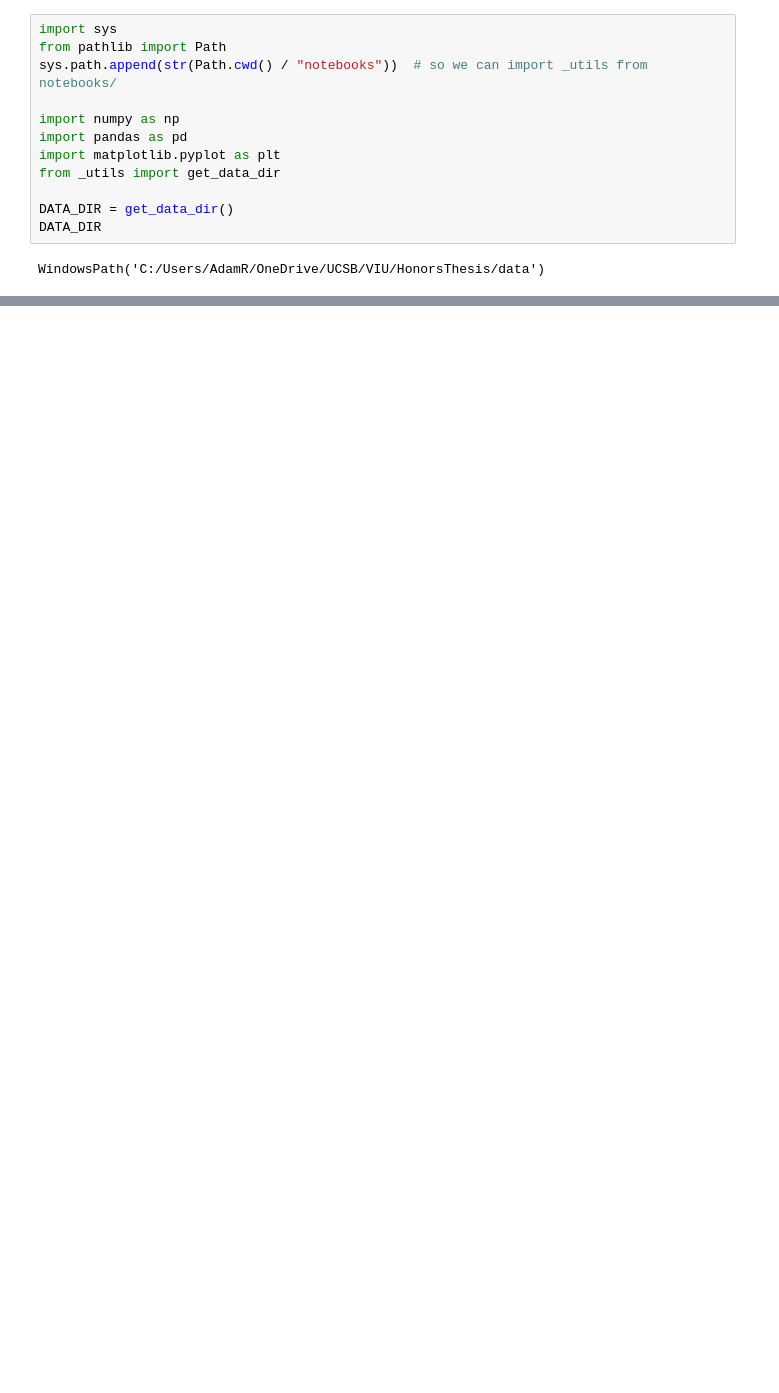
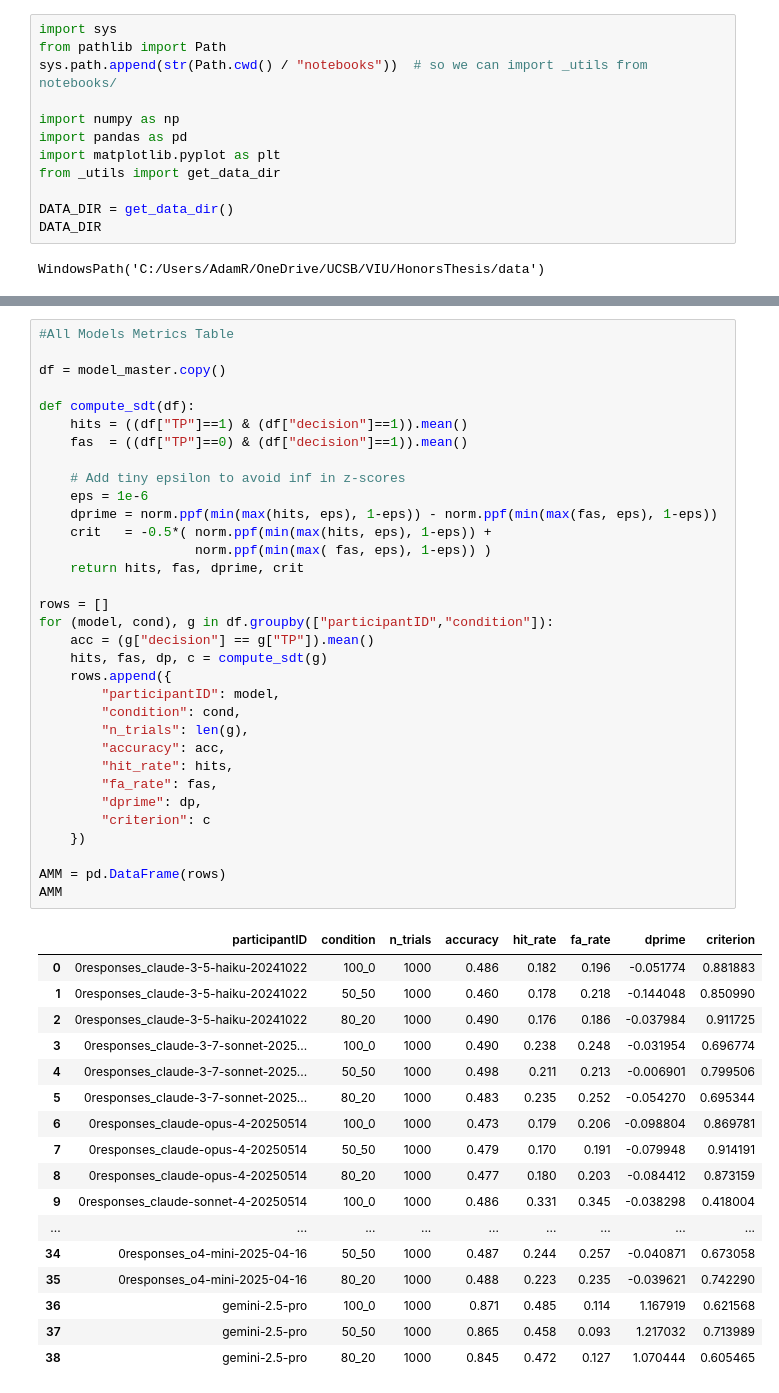
Before and after one commit to AdamRychtecky8/Flexible-Wisdom, a Jupyter notebook: notebooks/Model_exploration.ipynb, the cells around one changed output, grey strips where cells are left out. Saved outputs shown, nothing was run; the diff lists cells and outputs as text; blank space fills up the shorter version.

```diff
--- a/notebooks/Model_exploration.ipynb
+++ b/notebooks/Model_exploration.ipynb
@@ -594,0 +81,51 @@ display(results["ALL"]["weights_df"].head(12))
+# %%
+#All Models Metrics Table
+
+df = model_master.copy()
+
+def compute_sdt(df):
+    hits = ((df["TP"]==1) & (df["decision"]==1)).mean()
+    fas  = ((df["TP"]==0) & (df["decision"]==1)).mean()
+
+    # Add tiny epsilon to avoid inf in z-scores
+    eps = 1e-6
+    dprime = norm.ppf(min(max(hits, eps), 1-eps)) - norm.ppf(min(max(fas, eps), 1-eps))
+    crit   = -0.5*( norm.ppf(min(max(hits, eps), 1-eps)) +
+                    norm.ppf(min(max( fas, eps), 1-eps)) )
+    return hits, fas, dprime, crit
+
+rows = []
+for (model, cond), g in df.groupby(["participantID","condition"]):
+    acc = (g["decision"] == g["TP"]).mean()
+    hits, fas, dp, c = compute_sdt(g)
+    rows.append({
+        "participantID": model,
+        "condition": cond,
+        "n_trials": len(g),
+        "accuracy": acc,
+        "hit_rate": hits,
+        "fa_rate": fas,
+        "dprime": dp,
+        "criterion": c
+    })
+
+AMM = pd.DataFrame(rows)
+AMM
+# %% [output]
+|  | participantID | condition | n_trials | accuracy | hit_rate | fa_rate | dprime | criterion |
+| 0 | 0responses_claude-3-5-haiku-20241022 | 100_0 | 1000 | 0.486 | 0.182 | 0.196 | -0.051774 | 0.881883 |
+| 1 | 0responses_claude-3-5-haiku-20241022 | 50_50 | 1000 | 0.460 | 0.178 | 0.218 | -0.144048 | 0.850990 |
+| 2 | 0responses_claude-3-5-haiku-20241022 | 80_20 | 1000 | 0.490 | 0.176 | 0.186 | -0.037984 | 0.911725 |
+| 3 | 0responses_claude-3-7-sonnet-2025... | 100_0 | 1000 | 0.490 | 0.238 | 0.248 | -0.031954 | 0.696774 |
+| 4 | 0responses_claude-3-7-sonnet-2025... | 50_50 | 1000 | 0.498 | 0.211 | 0.213 | -0.006901 | 0.799506 |
+| 5 | 0responses_claude-3-7-sonnet-2025... | 80_20 | 1000 | 0.483 | 0.235 | 0.252 | -0.054270 | 0.695344 |
+| 6 | 0responses_claude-opus-4-20250514 | 100_0 | 1000 | 0.473 | 0.179 | 0.206 | -0.098804 | 0.869781 |
+| 7 | 0responses_claude-opus-4-20250514 | 50_50 | 1000 | 0.479 | 0.170 | 0.191 | -0.079948 | 0.914191 |
+| 8 | 0responses_claude-opus-4-20250514 | 80_20 | 1000 | 0.477 | 0.180 | 0.203 | -0.084412 | 0.873159 |
+| 9 | 0responses_claude-sonnet-4-20250514 | 100_0 | 1000 | 0.486 | 0.331 | 0.345 | -0.038298 | 0.418004 |
+| ... | ... | ... | ... | ... | ... | ... | ... | ... |
+| 34 | 0responses_o4-mini-2025-04-16 | 50_50 | 1000 | 0.487 | 0.244 | 0.257 | -0.040871 | 0.673058 |
+| 35 | 0responses_o4-mini-2025-04-16 | 80_20 | 1000 | 0.488 | 0.223 | 0.235 | -0.039621 | 0.742290 |
+| 36 | gemini-2.5-pro | 100_0 | 1000 | 0.871 | 0.485 | 0.114 | 1.167919 | 0.621568 |
+| 37 | gemini-2.5-pro | 50_50 | 1000 | 0.865 | 0.458 | 0.093 | 1.217032 | 0.713989 |
+| 38 | gemini-2.5-pro | 80_20 | 1000 | 0.845 | 0.472 | 0.127 | 1.070444 | 0.605465 |
```
Also changed, not shown: parts of 10 cells of this notebook, 1 other file.
